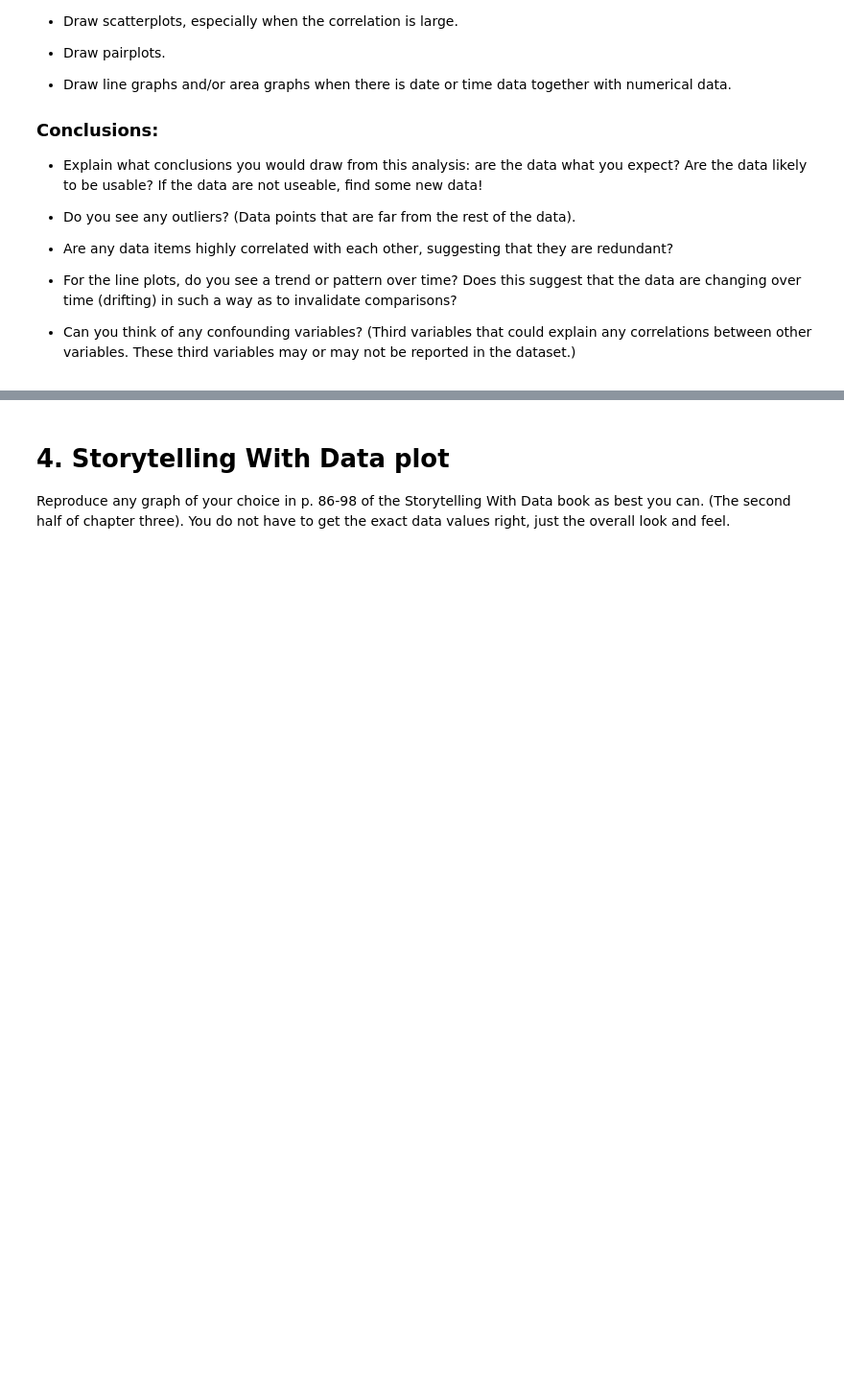
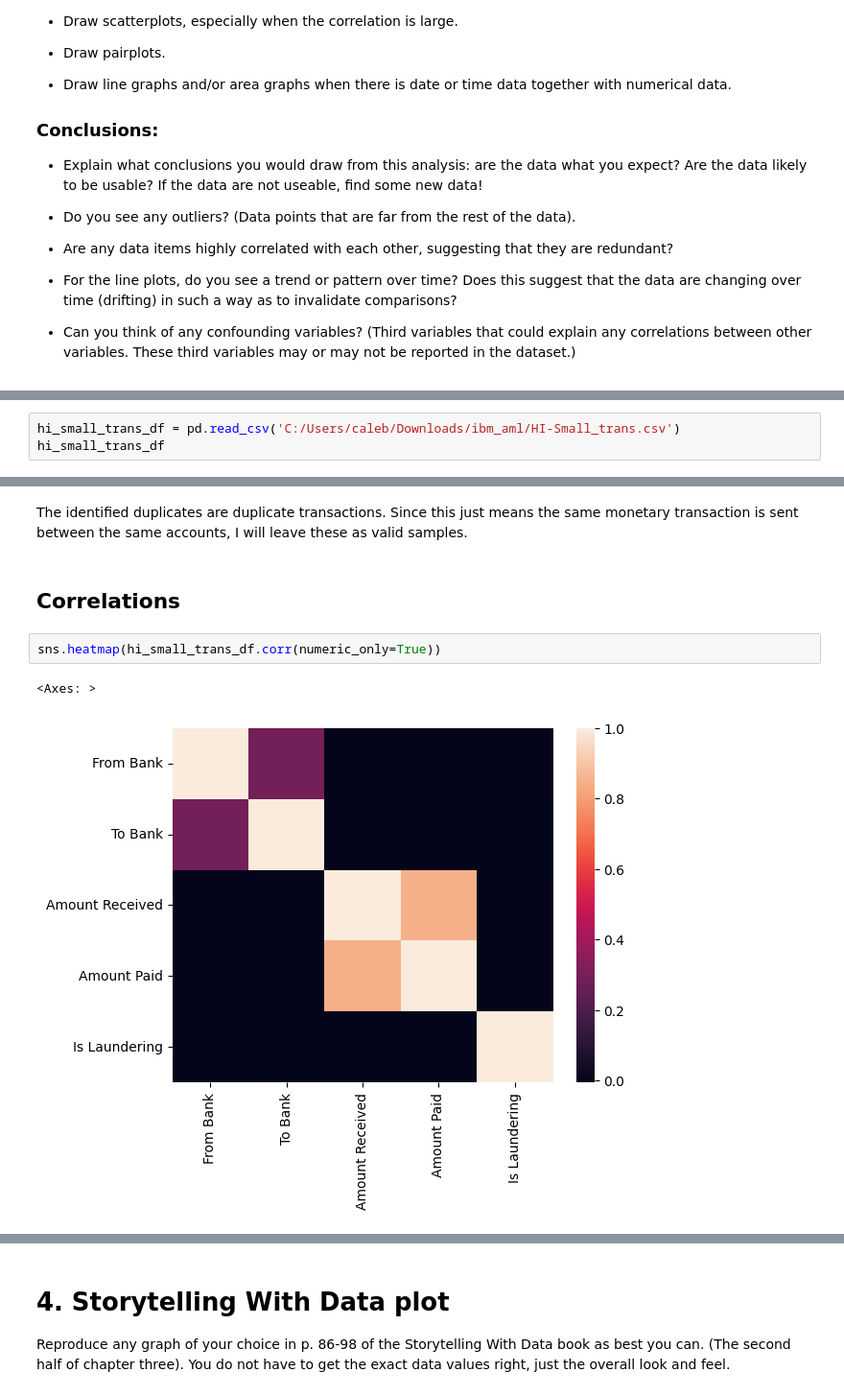
Before and after one commit to calebhadley1/Module-B-semester-2, a Jupyter notebook: OMDS-ModB2-Week6-Hadley-Caleb.ipynb, the cells around one changed output, grey strips where cells are left out. Shown at 96% size. Cells and saved outputs as stored; diff of their text form; blank space fills up the shorter version.

```diff
--- a/OMDS-ModB2-Week6-Hadley-Caleb.ipynb
+++ b/OMDS-ModB2-Week6-Hadley-Caleb.ipynb
@@ -67,0 +123,3 @@ This week, you will do the same types of exercises as last week, but you should
+# %%
+hi_small_trans_df = pd.read_csv('C:/Users/caleb/Downloads/ibm_aml/HI-Small_trans.csv')
+hi_small_trans_df
@@ -67,0 +308,9 @@ This week, you will do the same types of exercises as last week, but you should
+# %% [markdown]
+The identified duplicates are duplicate transactions. Since this just means the same monetary transaction is sent between the same accounts, I will leave these as valid samples.
+# %% [markdown]
+## Correlations
+# %%
+sns.heatmap(hi_small_trans_df.corr(numeric_only=True))
+# %% [output]
+<Axes: >
+[figure, added]
```
Also changed, not shown: parts of 28 cells of this notebook.
